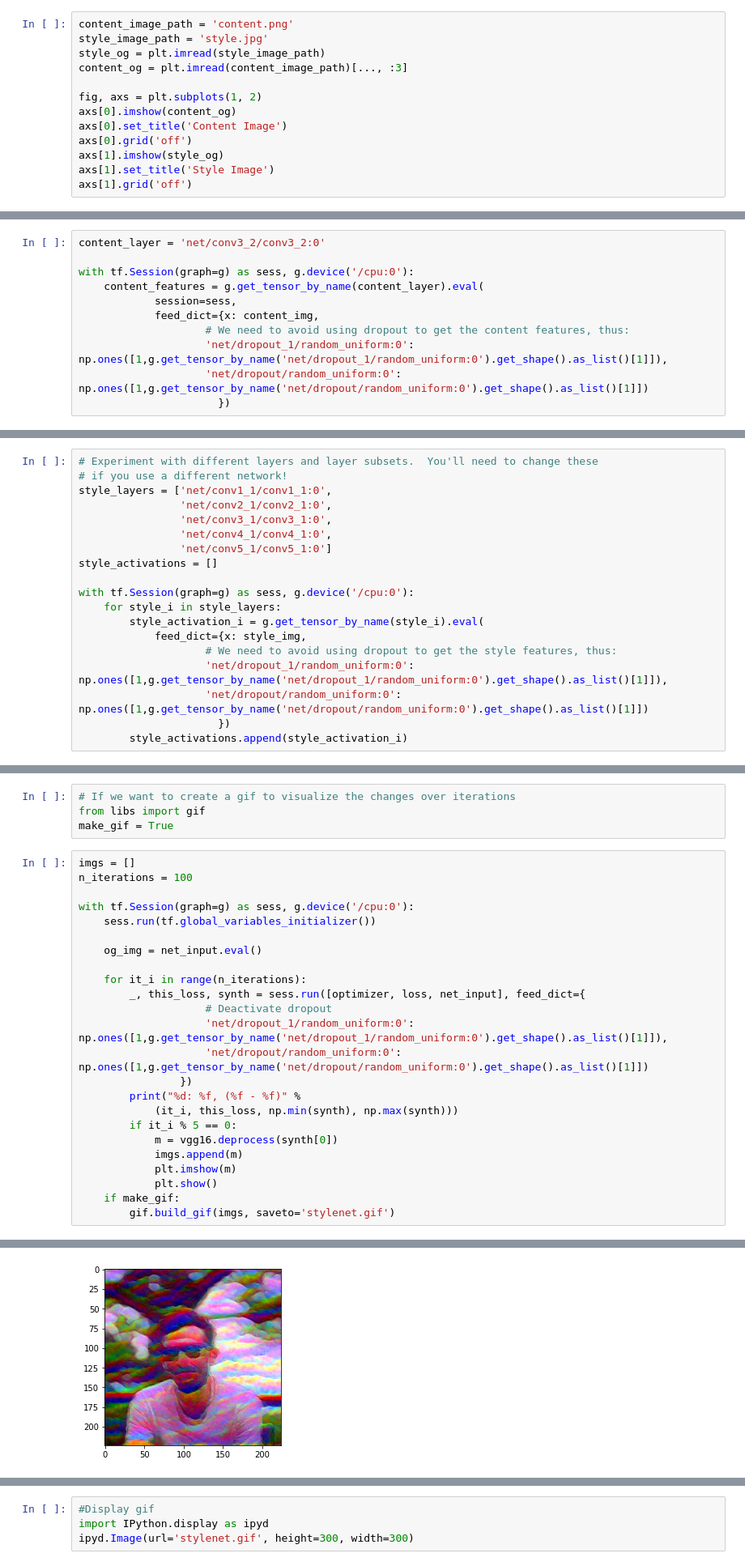
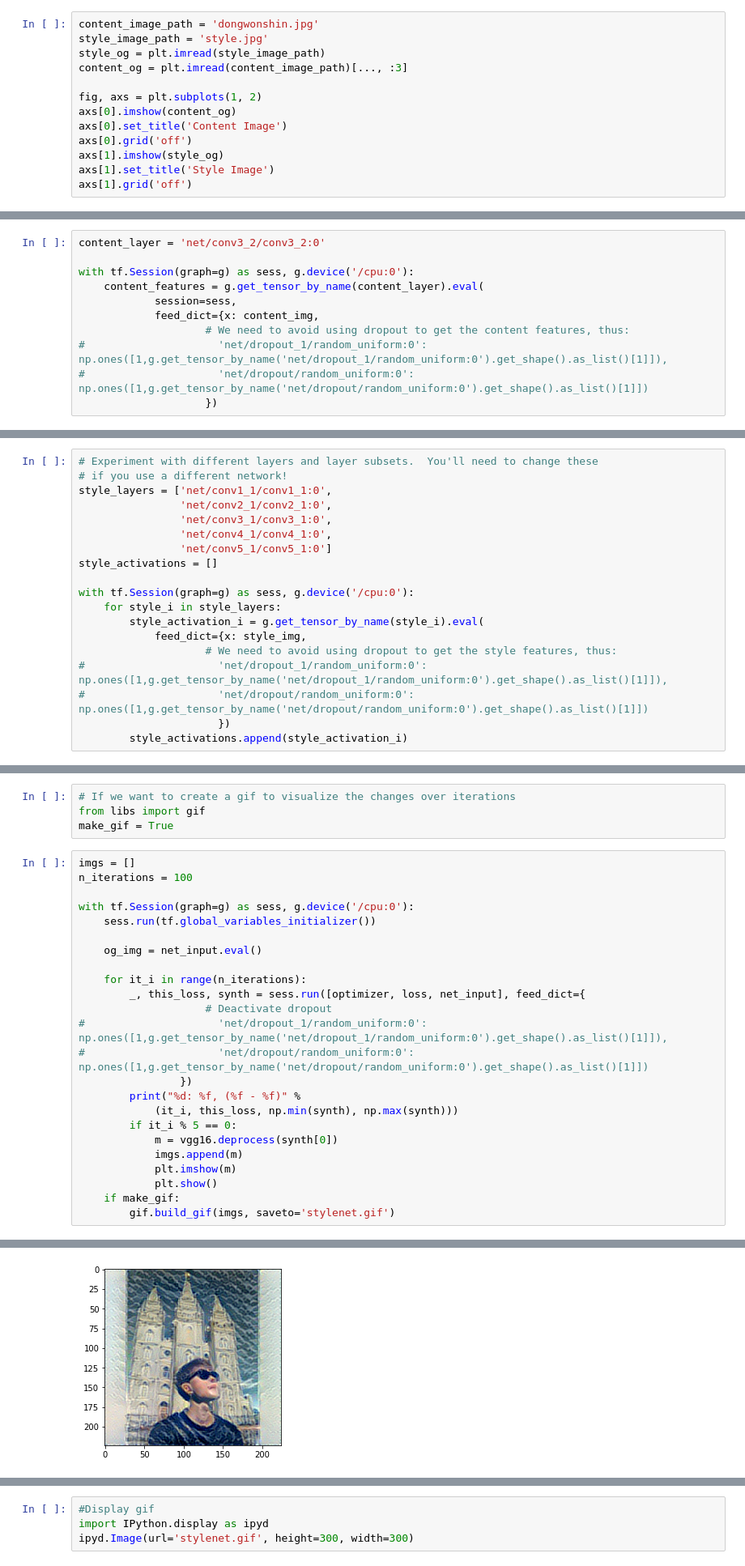
Before and after one commit to JustWon/mystyletransfer, a Jupyter notebook: Style-Net on TensorFlow.ipynb, the cells around one changed output, grey strips where cells are left out. Shown at 81% size. Cells and saved outputs as stored; diff of their text form.

```diff
--- a/Style-Net on TensorFlow.ipynb
+++ b/Style-Net on TensorFlow.ipynb
@@ -45,7 +53,7 @@ names = [op.name for op in g.get_operations()]
 Now we need an image for our content image and another one for our style image:
 For the content I will select a picture of myself and for the style a glitch art image.
 # %%
-content_image_path = 'content.png'
+content_image_path = 'dongwonshin.jpg'
 style_image_path = 'style.jpg'
 style_og = plt.imread(style_image_path)
 content_og = plt.imread(content_image_path)[..., :3]
@@ -84,9 +92,9 @@ with tf.Session(graph=g) as sess, g.device('/cpu:0'):
             session=sess,
             feed_dict={x: content_img,
                     # We need to avoid using dropout to get the content features, thus:
-                    'net/dropout_1/random_uniform:0': np.ones([1,g.get_tensor_by_name('net/dropout_1/random_uniform:0').get_shape().as_list()[1]]),
-                    'net/dropout/random_uniform:0': np.ones([1,g.get_tensor_by_name('net/dropout/random_uniform:0').get_shape().as_list()[1]])
-                      })
+#                     'net/dropout_1/random_uniform:0': np.ones([1,g.get_tensor_by_name('net/dropout_1/random_uniform:0').get_shape().as_list()[1]]),
+#                     'net/dropout/random_uniform:0': np.ones([1,g.get_tensor_by_name('net/dropout/random_uniform:0').get_shape().as_list()[1]])
+                    })
 # %% [markdown]
 ## Style Features
 
@@ -106,8 +114,8 @@ with tf.Session(graph=g) as sess, g.device('/cpu:0'):
         style_activation_i = g.get_tensor_by_name(style_i).eval(
             feed_dict={x: style_img,
                     # We need to avoid using dropout to get the style features, thus:
-                    'net/dropout_1/random_uniform:0': np.ones([1,g.get_tensor_by_name('net/dropout_1/random_uniform:0').get_shape().as_list()[1]]),
-                    'net/dropout/random_uniform:0': np.ones([1,g.get_tensor_by_name('net/dropout/random_uniform:0').get_shape().as_list()[1]])
+#                     'net/dropout_1/random_uniform:0': np.ones([1,g.get_tensor_by_name('net/dropout_1/random_uniform:0').get_shape().as_list()[1]]),
+#                     'net/dropout/random_uniform:0': np.ones([1,g.get_tensor_by_name('net/dropout/random_uniform:0').get_shape().as_list()[1]])
                       })
         style_activations.append(style_activation_i)
 # %% [markdown]
@@ -202,8 +214,8 @@ with tf.Session(graph=g) as sess, g.device('/cpu:0'):
     for it_i in range(n_iterations):
         _, this_loss, synth = sess.run([optimizer, loss, net_input], feed_dict={
                     # Deactivate dropout
-                    'net/dropout_1/random_uniform:0': np.ones([1,g.get_tensor_by_name('net/dropout_1/random_uniform:0').get_shape().as_list()[1]]),
-                    'net/dropout/random_uniform:0': np.ones([1,g.get_tensor_by_name('net/dropout/random_uniform:0').get_shape().as_list()[1]])
+#                     'net/dropout_1/random_uniform:0': np.ones([1,g.get_tensor_by_name('net/dropout_1/random_uniform:0').get_shape().as_list()[1]]),
+#                     'net/dropout/random_uniform:0': np.ones([1,g.get_tensor_by_name('net/dropout/random_uniform:0').get_shape().as_list()[1]])
                 })
         print("%d: %f, (%f - %f)" %
             (it_i, this_loss, np.min(synth), np.max(synth)))
@@ -249,4 +261,4 @@ with tf.Session(graph=g) as sess, g.device('/cpu:0'):
-[figure, old version]
+[figure, new version]
 ... (30 outputs left out)
 # %%
 #Display gif
```
Also changed, not shown: parts of 6 cells of this notebook, 9 other files.
